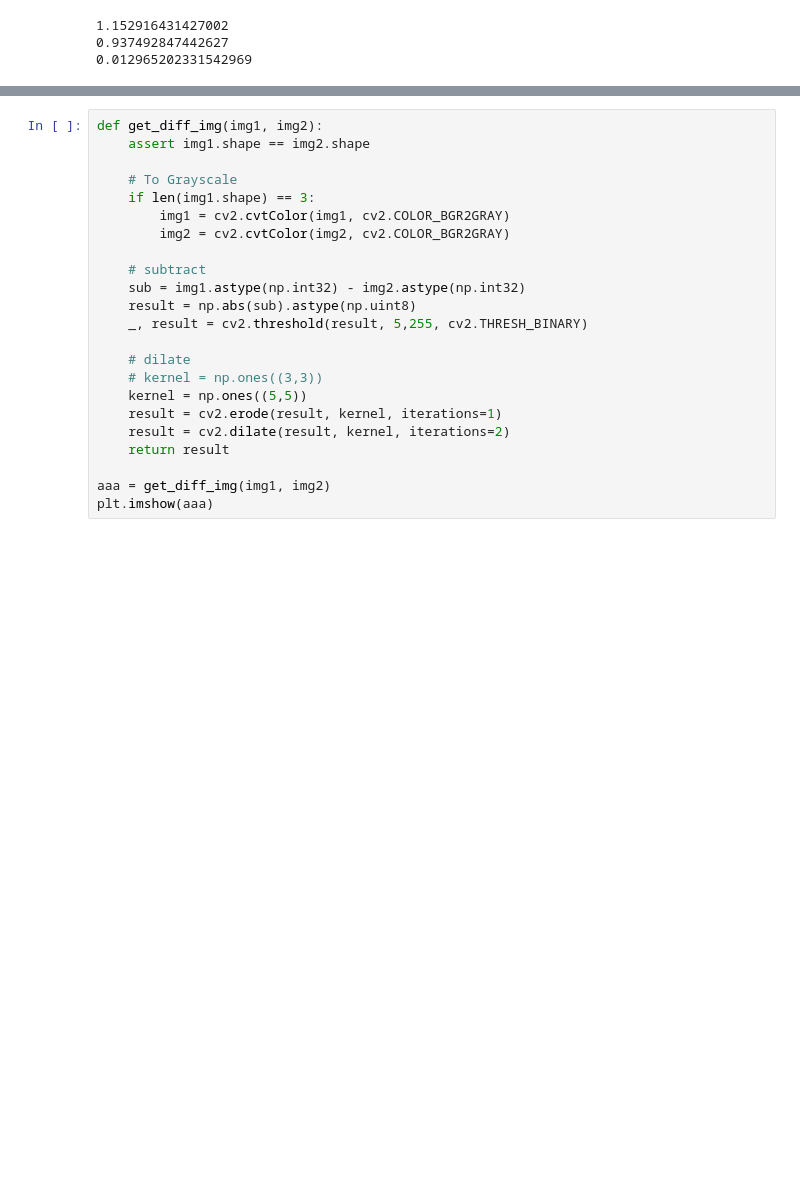
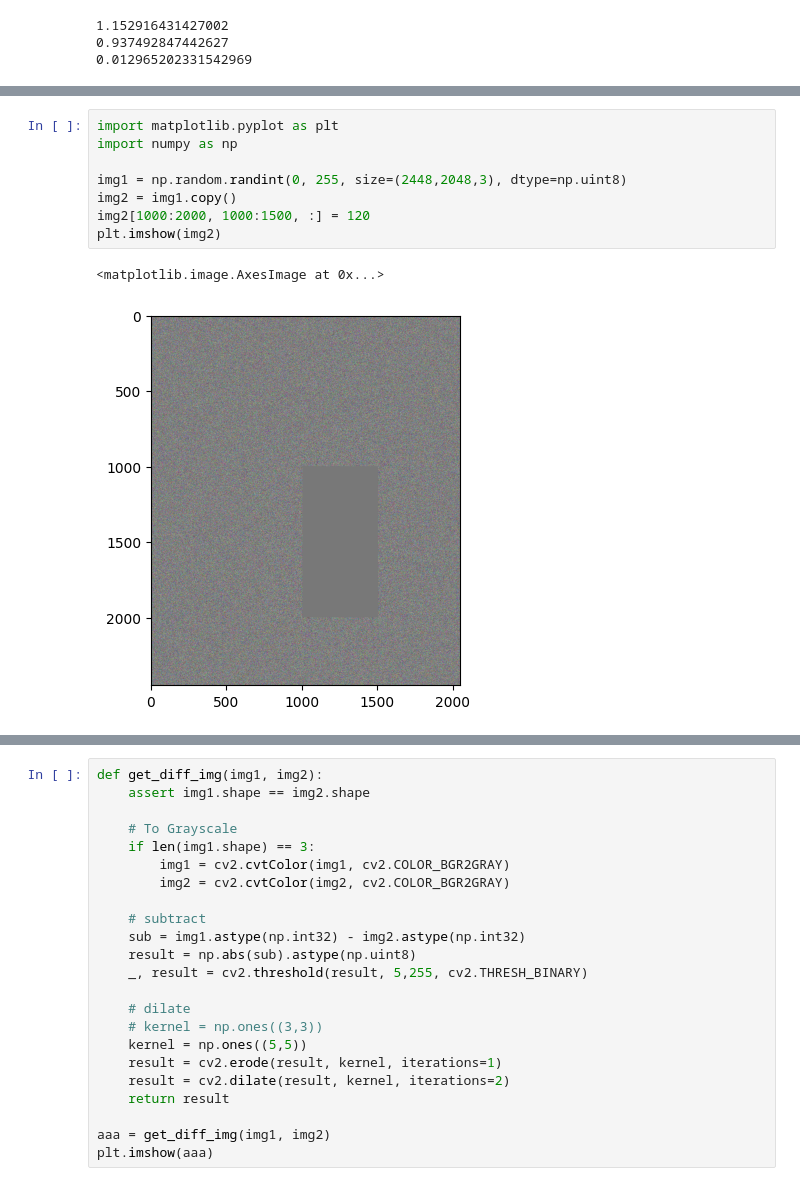
Before and after one commit to tdat97/Object-On-Conveyor, a Jupyter notebook: Untitled.ipynb, the cells around one changed output, grey strips where cells are left out. Saved outputs shown, nothing was run; the diff lists cells and outputs as text; blank space fills up the shorter version.

```diff
--- a/Untitled.ipynb
+++ b/Untitled.ipynb
@@ -386,0 +406,11 @@ print(end-start)
+# %%
+import matplotlib.pyplot as plt
+import numpy as np
+
+img1 = np.random.randint(0, 255, size=(2448,2048,3), dtype=np.uint8)
+img2 = img1.copy()
+img2[1000:2000, 1000:1500, :] = 120
+plt.imshow(img2)
+# %% [output]
+<matplotlib.image.AxesImage at 0x...>
+[figure, added]
```
Also changed, not shown: parts of 3 cells of this notebook, 3 other files.
